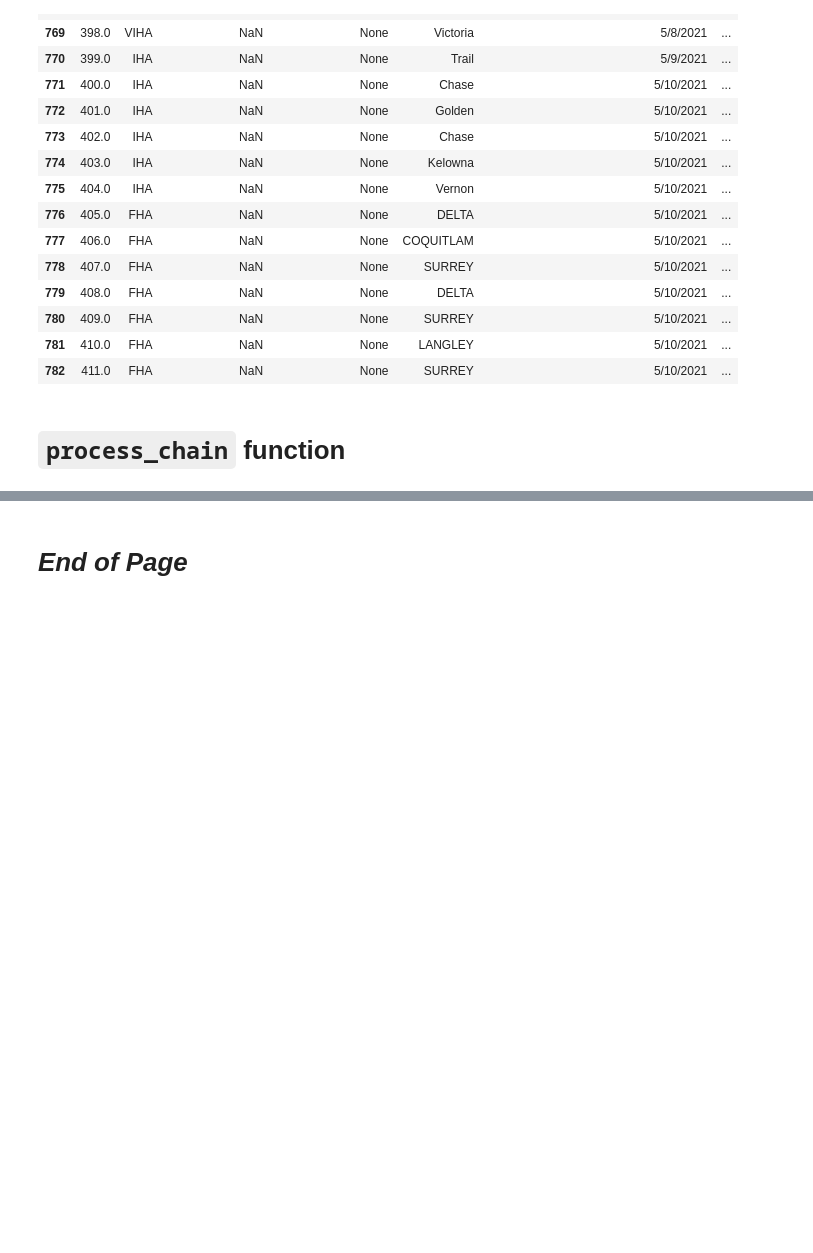
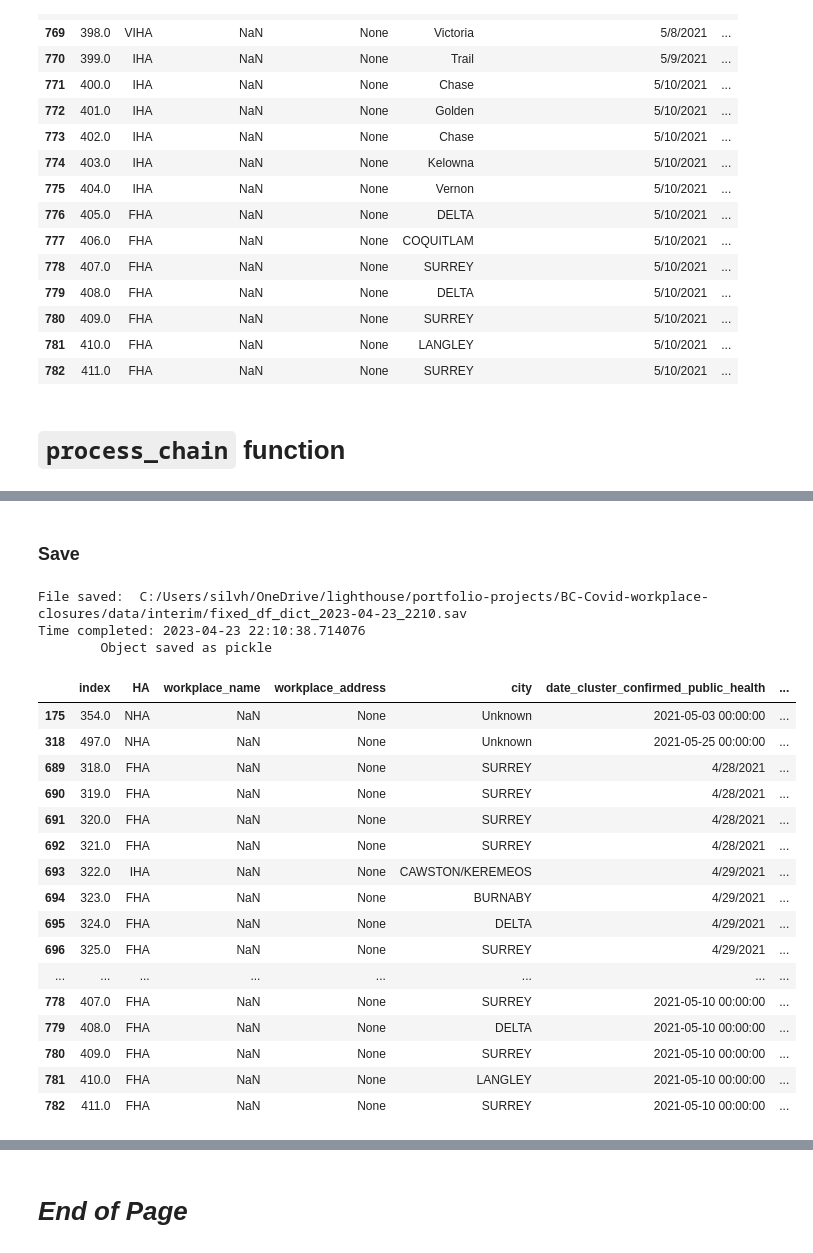
Before and after one commit to silvhua/BC-Covid-workplace-closures, a Jupyter notebook: notebooks/2023-04-23 align columns.ipynb, the cells around one changed output, grey strips where cells are left out. Saved outputs shown, nothing was run; the diff lists cells and outputs as text; code cells hidden in the pictures; blank space fills up the shorter version.

```diff
--- a/notebooks/2023-04-23 align columns.ipynb
+++ b/notebooks/2023-04-23 align columns.ipynb
@@ -479,0 +620,29 @@ fixed_page = process_by_page(
+# %% [markdown]
+### Save
+# %%
+pickle_path = r'C:\Users\silvh\OneDrive\lighthouse\portfolio-projects\BC-Covid-workplace-closures\data\interim'
+save_output(fixed_df_dict, description='fixed_df_dict', pickle_path=pickle_path, csv_path=None)
+# %% [output]
+File saved:  C:/Users/silvh/OneDrive/lighthouse/portfolio-projects/BC-Covid-workplace-closures/data/interim/fixed_df_dict_2023-04-23_2210.sav
+Time completed: 2023-04-23 22:10:38.714076
+        Object saved as pickle
+# %%
+pd.concat([df for df in fixed_df_dict.values()])
+# %% [output]
+|  | index | HA | workplace_name | workplace_address | city | date_cluster_confirmed_public_health | ... |
+| 175 | 354.0 | NHA | NaN | None | Unknown | 2021-05-03 00:00:00 | ... |
+| 318 | 497.0 | NHA | NaN | None | Unknown | 2021-05-25 00:00:00 | ... |
+| 689 | 318.0 | FHA | NaN | None | SURREY | 4/28/2021 | ... |
+| 690 | 319.0 | FHA | NaN | None | SURREY | 4/28/2021 | ... |
+| 691 | 320.0 | FHA | NaN | None | SURREY | 4/28/2021 | ... |
+| 692 | 321.0 | FHA | NaN | None | SURREY | 4/28/2021 | ... |
+| 693 | 322.0 | IHA | NaN | None | CAWSTON/KEREMEOS | 4/29/2021 | ... |
+| 694 | 323.0 | FHA | NaN | None | BURNABY | 4/29/2021 | ... |
+| 695 | 324.0 | FHA | NaN | None | DELTA | 4/29/2021 | ... |
+| 696 | 325.0 | FHA | NaN | None | SURREY | 4/29/2021 | ... |
+| ... | ... | ... | ... | ... | ... | ... | ... |
+| 778 | 407.0 | FHA | NaN | None | SURREY | 2021-05-10 00:00:00 | ... |
+| 779 | 408.0 | FHA | NaN | None | DELTA | 2021-05-10 00:00:00 | ... |
+| 780 | 409.0 | FHA | NaN | None | SURREY | 2021-05-10 00:00:00 | ... |
+| 781 | 410.0 | FHA | NaN | None | LANGLEY | 2021-05-10 00:00:00 | ... |
+| 782 | 411.0 | FHA | NaN | None | SURREY | 2021-05-10 00:00:00 | ... |
```
Also changed, not shown: parts of 21 cells of this notebook, 2 other files.
